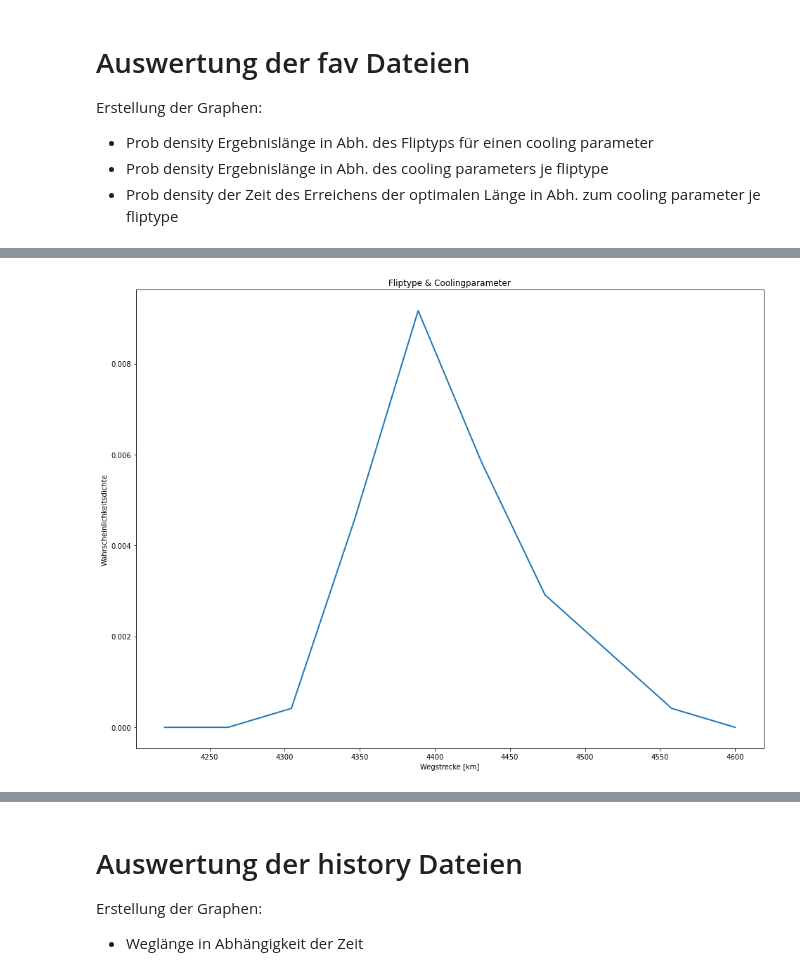
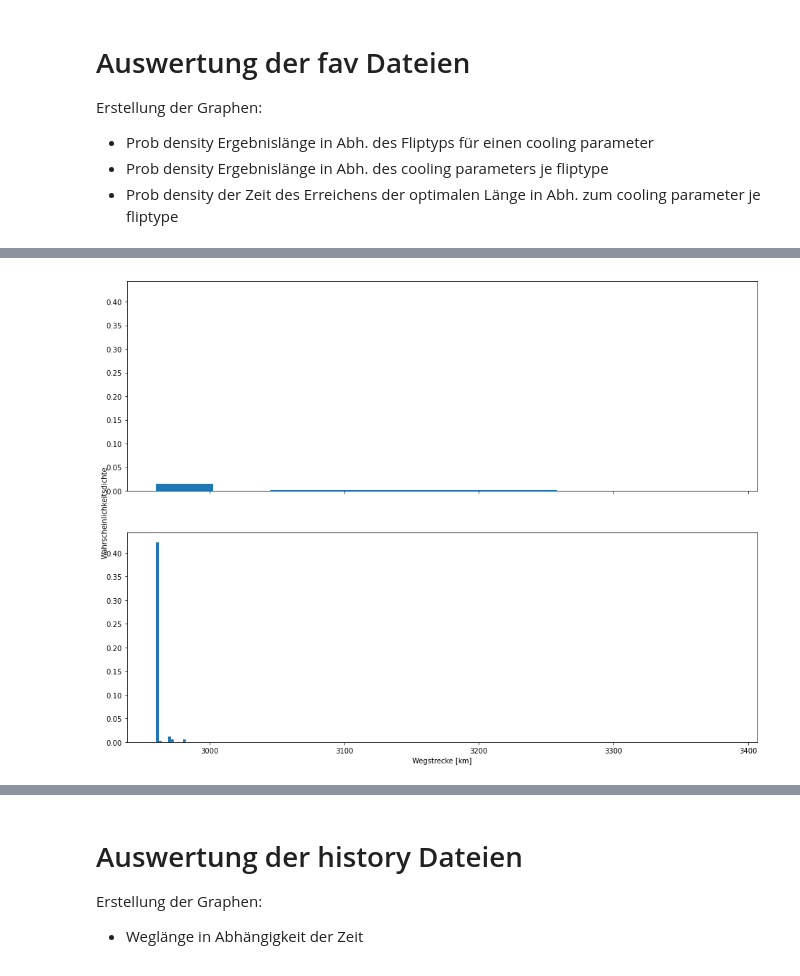
Before and after one commit to alvogel/simann, a Jupyter notebook: auswertung_siman.ipynb, the cells around one changed output, grey strips where cells are left out. Saved outputs shown, nothing was run; the diff lists cells and outputs as text; code cells hidden in the pictures.

```diff
--- a/auswertung_siman.ipynb
+++ b/auswertung_siman.ipynb
@@ -6,17 +6,17 @@ Erstellung der Graphen:
 - Prob density der Zeit des Erreichens der optimalen Länge in Abh. zum cooling parameter je fliptype
 # %%
 ##### Ließt Dateien
-import json
+#import json
 
-filename = "fav_revert_part_c0.85_breakp_0.01_starting_temp_70.json"
+#filename = "fav_revert_part_c0.85_breakp_0.01_starting_temp_70.json"
 
-fav_data = []
+#fav_data = []
 
-flip_type = []
+#flip_type = []
 
-for line in open(filename,"r"):
-    fav_data.append(json.loads(line))
-    flip_type.append(json.loads(line)[0])
+#for line in open(filename,"r"):
+#    fav_data.append(json.loads(line))
+#    flip_type.append(json.loads(line)[0])
 
 #read.close()
 #print(flip_type)
@@ -36,38 +38,64 @@ for line in open(filename,"r"):
 import matplotlib.pyplot as plt
 import numpy as np
 from scipy import integrate
+from scipy import signal
 
-start = 4200
-end = 4600
-bins = 10
-bin_size = (end-start)/bins
+##### Ließt Dateien
+import json
 
-weg = np.linspace(start+(bin_size/2),end,bins)
-density = [0.0]*bins
-#density = list(np.float_(density))
-counts = [0]*bins
+fig, (plt1, plt2) = plt.subplots(2, figsize=(16,12), sharex=True, sharey=True)
 
-for i in range(0, bins):
+files = [["prob_density/fav_swap_random_c0.99_breakp_0.05_starting_temp_70.json","Swapping",plt1],
+         ["prob_density/fav_revert_part_c0.99_breakp_0.05_starting_temp_70.json","Revert part",plt2]]
 
-    range_start = start+(i*bin_size)
-    range_end = start+(i*bin_size)+bin_size
+#plt.figure(figsize=(12,8))
+#plt.title("Vergleich der Wahrscheinlichkeitsdichten für die beiden Vertauschungsmethoden.")
+#plt.ylabel('Wahrscheinlichkeitsdichte')
+#plt.xlabel('Wegstrecke [km]');
 
-    for d in flip_type:
-        if range_start < d < range_end:
-            counts[i] += 1
+for f in files:
+
+    flip_type = []
+
+    for line in open(f[0],"r"):
+        flip_type.append(json.loads(line)[0])
+
+    start = 2800
+    end = 3400
+    bins = 10
+    bin_size = (end-start)/bins
+
+    weg = np.linspace(start+(bin_size/2),end,bins)
+    density = [0.0]*bins
+    #density = list(np.float_(density))
+    counts = [0]*bins
+
+    d_hist = []
+
+    for i in range(0, bins):
+
+        range_start = start+(i*bin_size)
+        range_end = start+(i*bin_size)+bin_size
+
+        for d in flip_type:
+            d_hist.append(d)
+            if range_start < d < range_end:
+                counts[i] += 1
 
 
-for i in range(0,len(density)):
-    density[i] =  float(counts[i] / (len(flip_type)*bin_size))
+    for i in range(0,len(density)):
+        density[i] =  float(counts[i] / (len(flip_type)*bin_size))
 
-gfg = integrate.cumtrapz(density, weg)
+    #plt.plot(weg, density, linewidth=2.0, label = f[1])
+    f[2].hist(d_hist, density=True, bins=10, label = f[1])
 
-print(gfg)
 
-plt.figure(figsize=(16,12))
-plt.title("Fliptype & Coolingparameter")
-#plt.plot(weg, counts, linewidth=2.0)
-plt.plot(weg, density, linewidth=2.0)
+# Legendenposition festlegen
+#plt.legend(loc="best")
+fig.add_subplot(1, 1, 1, frame_on=False)
+plt.tick_params(labelcolor="none", bottom=False, left=False)
 plt.ylabel('Wahrscheinlichkeitsdichte')
 plt.xlabel('Wegstrecke [km]');
+
+plt.show()
 # %% [output]
@@ -76 +102 @@ plt.xlabel('Wegstrecke [km]');
-[figure, old version]
+[figure, new version]
```
Also changed, not shown: parts of 6 cells of this notebook.
